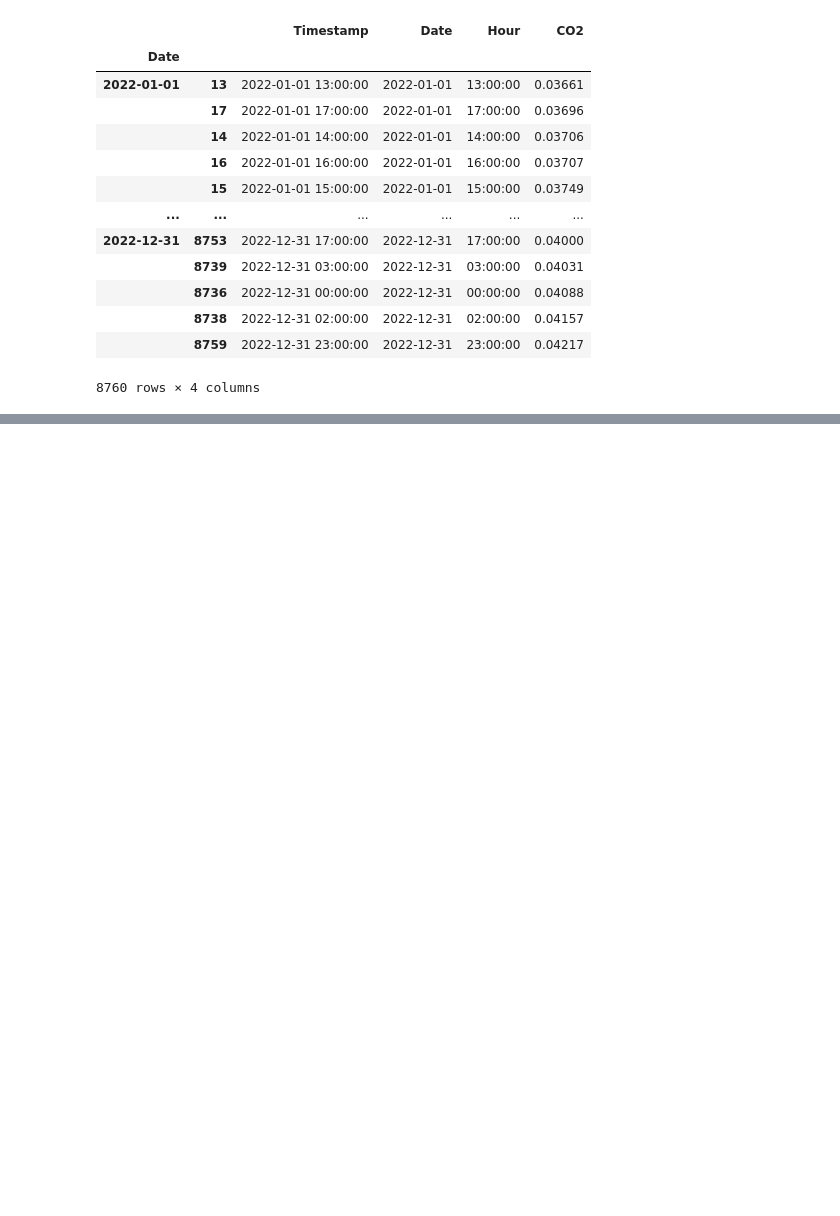
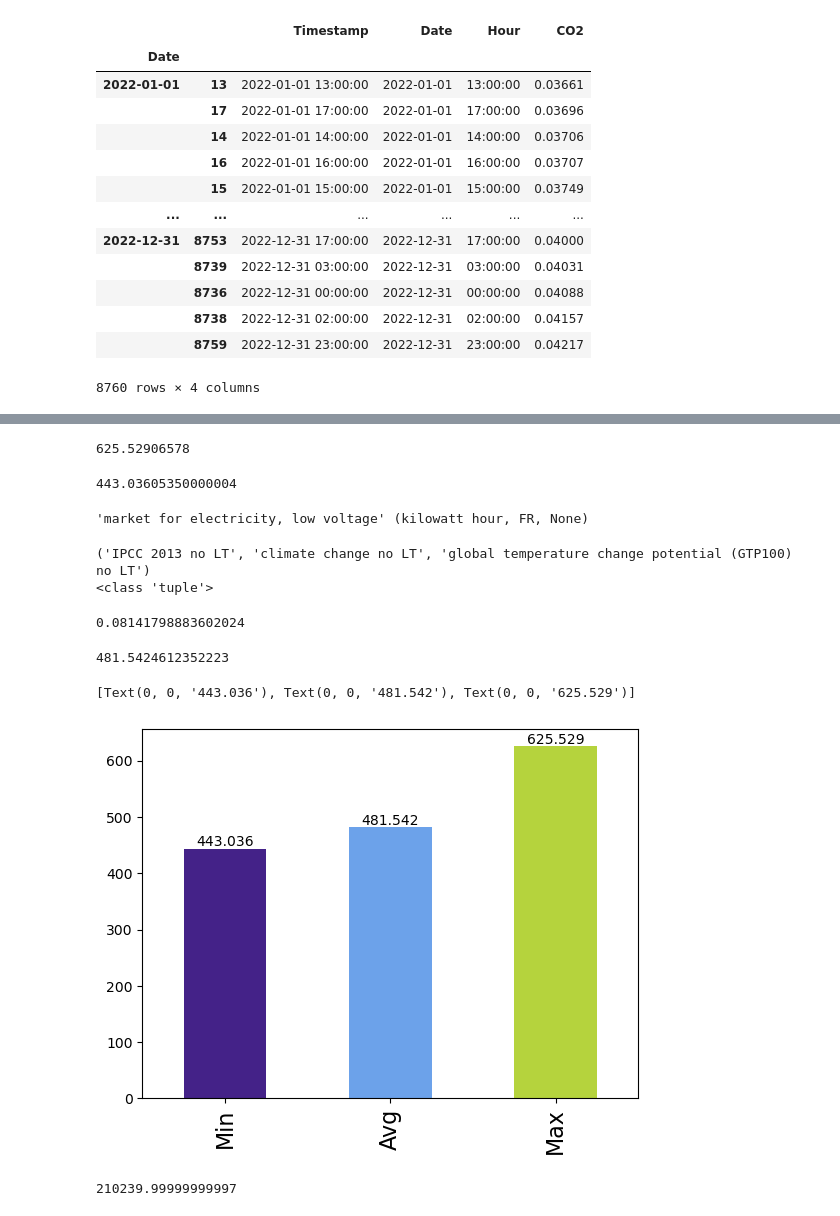
Before and after one commit to Dominik1207/K_ISS, a Jupyter notebook: Optimization.ipynb, the cells around one changed output, grey strips where cells are left out. Saved outputs shown, nothing was run; the diff lists cells and outputs as text; code cells hidden in the pictures; blank space fills up the shorter version.

Commit message:
Updated optimization including a visual comparison

```diff
--- a/Optimization.ipynb
+++ b/Optimization.ipynb
@@ -185,0 +263,56 @@ avg_con
+# %%
+pes_con_v1= b['total_e_consumption_1'].values*pes['CO2'].values
+pes_con_v1.sum()
+# %% [output]
+625.52906578
+# %%
+opt_con_v1= b['total_e_consumption_1'].values*opt['CO2'].values
+opt_con_v1.sum()
+# %% [output]
+443.03605350000004
+# %%
+avg_fr= [act for act in eidb if 'market for electricity, low voltage'in act['name']
+                    and 'FR' in act['location']][0]
+
+avg_fr
+# %% [output]
+'market for electricity, low voltage' (kilowatt hour, FR, None)
+# %%
+ipcc=[method for method in bw2data.methods if 'IPCC' in str(method)
+                                and 'climate change' in str(method)][0]
+print(ipcc)
+print(type(ipcc))
+# %% [output]
+('IPCC 2013 no LT', 'climate change no LT', 'global temperature change potential (GTP100) no LT')
+<class 'tuple'>
+# %%
+lca = bw2calc.LCA({avg_fr:1}, ipcc)
+lca.lci()
+lca.lcia()
+lca.score
+# %% [output]
+0.08141798883602024
+# %%
+avg_con=lca.score* b['total_e_consumption_1'].values
+avg_con.sum()
+# %% [output]
+481.5424612352223
+# %%
+Scores = [sum(opt_con_v1), sum(avg_con), sum(pes_con_v1)]
+score_series = pd.Series(Scores)
+x_labels = ['Min', 'Avg', 'Max']
+
+fig = score_series.plot(kind='bar', color =['#442288', '#6CA2EA', '#B5D33D'])
+fig.set_xticklabels(x_labels, fontsize=16)
+fig.bar_label(fig.containers[0], label_type='edge')
+# %% [output]
+[Text(0, 0, '443.036'), Text(0, 0, '481.542'), Text(0, 0, '625.529')]
+[figure, added]
+# %%
+annual_vkm = 200*0.144*365
+annual_vkm
+lifetime = 20
+lt_mileage = annual_vkm*lifetime
+lt_mileage
+# %% [output]
+210239.99999999997
```
Also changed, not shown: parts of 23 cells of this notebook.
